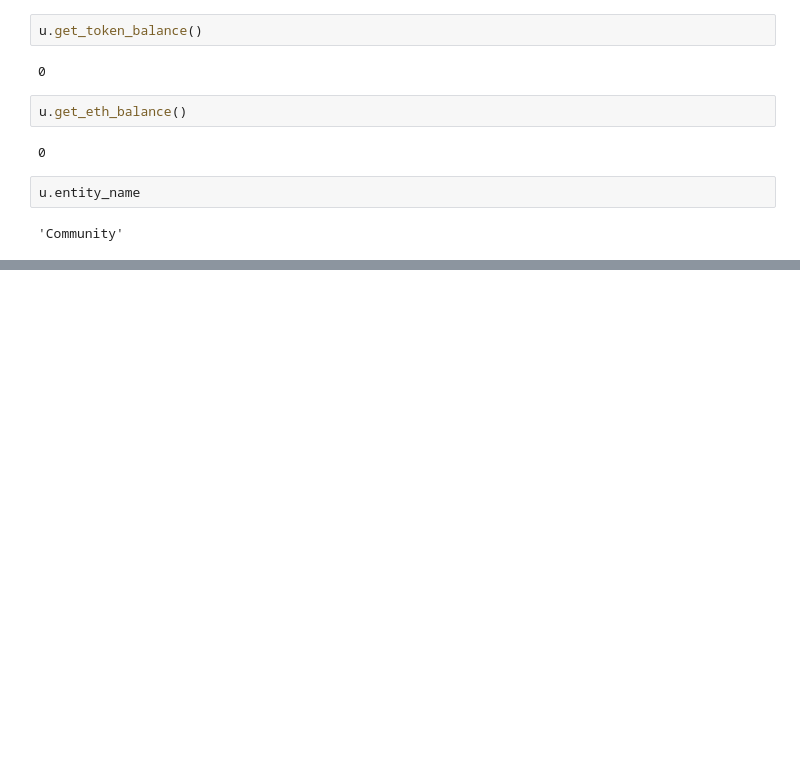
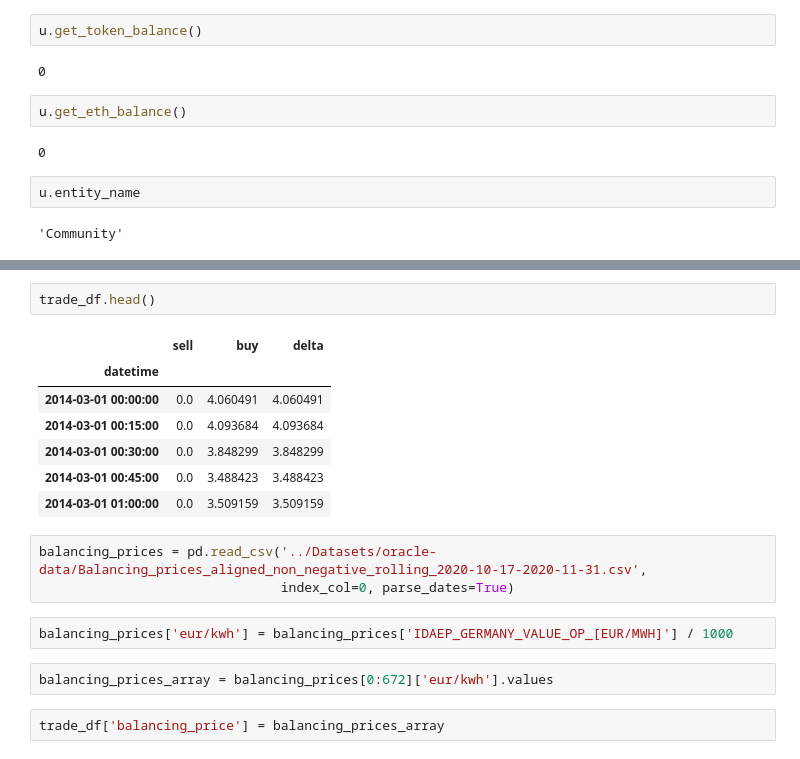
Before and after one commit to OdysseyMomentum/The-UFO-s, a Jupyter notebook: Notebooks/Uniswap-Trade-Iterator.ipynb, the cells around one changed output, grey strips where cells are left out. Saved outputs shown, nothing was run; the diff lists cells and outputs as text; blank space fills up the shorter version.

```diff
--- a/Notebooks/Uniswap-Trade-Iterator.ipynb
+++ b/Notebooks/Uniswap-Trade-Iterator.ipynb
@@ -145,0 +168,19 @@ AttributeDict({'blockHash': HexBytes('0x2b8373e8f7fbec7cf0094c78cf124f91150a02e8
+# %%
+trade_df.head()
+# %% [output]
+|  | sell | buy | delta |
+| datetime |  |  |  |
+| 2014-03-01 00:00:00 | 0.0 | 4.060491 | 4.060491 |
+| 2014-03-01 00:15:00 | 0.0 | 4.093684 | 4.093684 |
+| 2014-03-01 00:30:00 | 0.0 | 3.848299 | 3.848299 |
+| 2014-03-01 00:45:00 | 0.0 | 3.488423 | 3.488423 |
+| 2014-03-01 01:00:00 | 0.0 | 3.509159 | 3.509159 |
+# %%
+balancing_prices = pd.read_csv('../Datasets/oracle-data/Balancing_prices_aligned_non_negative_rolling_2020-10-17-2020-11-31.csv',
+                               index_col=0, parse_dates=True)
+# %%
+balancing_prices['eur/kwh'] = balancing_prices['IDAEP_GERMANY_VALUE_OP_[EUR/MWH]'] / 1000
+# %%
+balancing_prices_array = balancing_prices[0:672]['eur/kwh'].values
+# %%
+trade_df['balancing_price'] = balancing_prices_array
```
Also changed, not shown: parts of 20 cells of this notebook.
